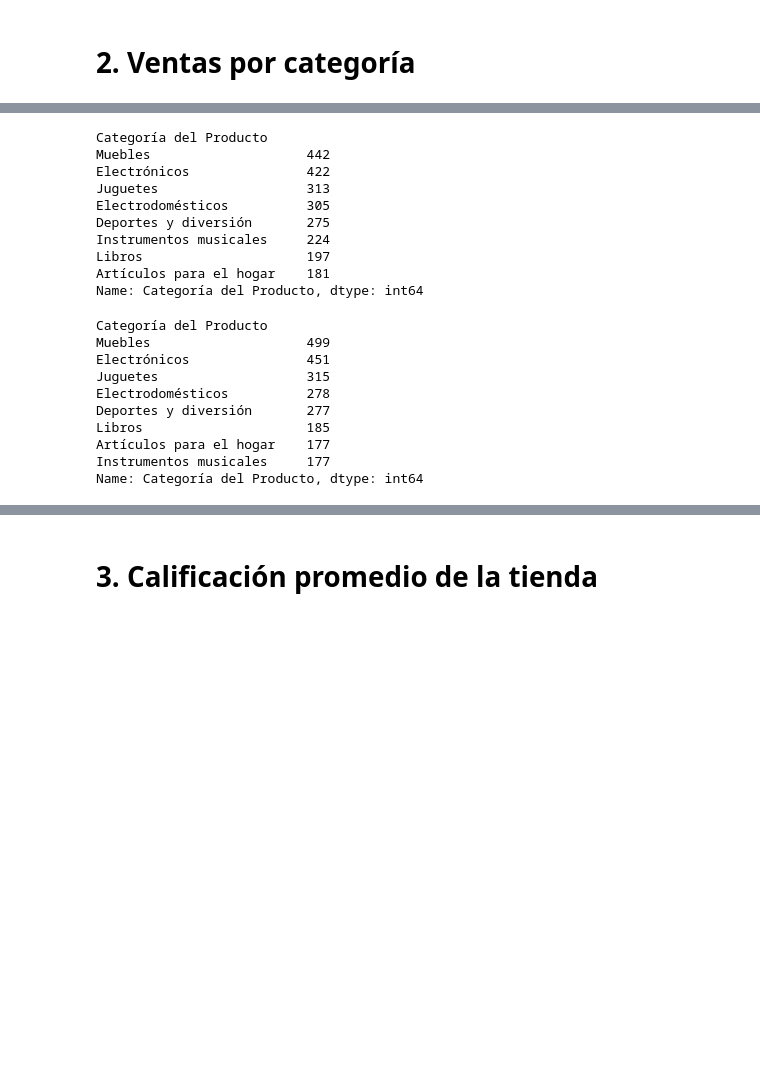
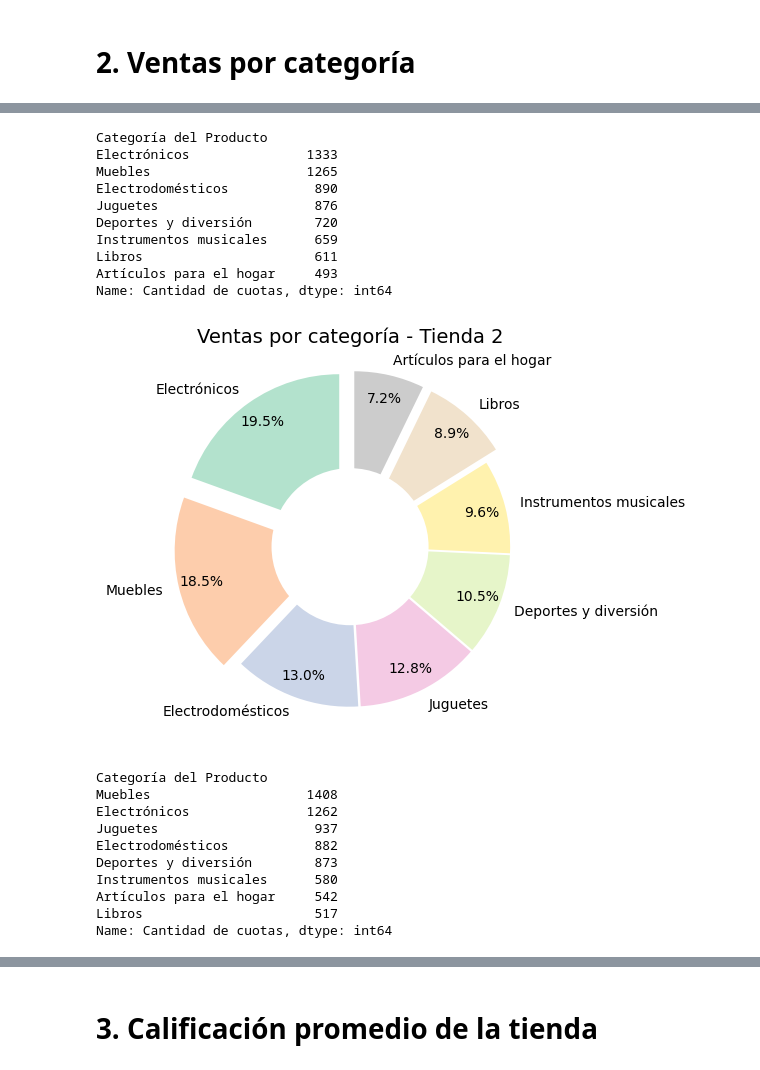
Before and after one commit to DaniGa-Mo/Challenge_Alura_Store, a Jupyter notebook: AluraStoreLatam_.ipynb, the cells around one changed output, grey strips where cells are left out. Cells and saved outputs as stored; diff of their text form; code cells hidden in the pictures; blank space fills up the shorter version.

```diff
--- a/AluraStoreLatam_.ipynb
+++ b/AluraStoreLatam_.ipynb
@@ -88,30 +140,69 @@ Name: Categoría del Producto, dtype: int64
 # %%
 # Agrupación de los productos por su categoría y posterior visualización de las más populares de la tienda 2.
-t2_categorias = tienda2.groupby('Categoría del Producto')['Categoría del Producto'].count().sort_values(ascending=False)
+t2_categorias = tienda2.groupby('Categoría del Producto')['Cantidad de cuotas'].sum().sort_values(ascending=False)
 print(t2_categorias)
 # %% [output]
 Categoría del Producto
-Muebles                    442
-Electrónicos               422
-Juguetes                   313
-Electrodomésticos          305
-Deportes y diversión       275
-Instrumentos musicales     224
-Libros                     197
-Artículos para el hogar    181
-Name: Categoría del Producto, dtype: int64
+Electrónicos               1333
+Muebles                    1265
+Electrodomésticos           890
+Juguetes                    876
+Deportes y diversión        720
+Instrumentos musicales      659
+Libros                      611
+Artículos para el hogar     493
+Name: Cantidad de cuotas, dtype: int64
+# %%
+# Gráfico ilusitrativo ventas por categoria Tienda 2.
+# Paleta de colores moderna.
+cmap = colormaps['Pastel2']
+colors = cmap(np.linspace(0, 1, len(t2_categorias)))
+
+# Identificar las 2 más y las 2 menos vendidas.
+top2 = t2_categorias.nlargest(2).index
+bottom2 = t2_categorias.nsmallest(2).index
+
+# Crear lista de "explode" para destacar top2 y bottom2.
+explode = [
+    0.12 if cat in top2 or cat in bottom2 else 0.02
+    for cat in t2_categorias.index
+]
+
+# Crear figura.
+plt.figure(figsize=(6, 6))
+wedges, texts, autotexts = plt.pie(
+    t2_categorias,
+    labels=t2_categorias.index,
+    autopct='%1.1f%%',
+    startangle=90,
+    pctdistance=0.85,
+    colors=colors,
+    explode=explode
+)
+
+# Crear círculo blanco central (efecto donut).
+centro = plt.Circle((0, 0), 0.50, fc='white')
+fig = plt.gcf()
+fig.gca().add_artist(centro)
+
+# Título y ajustes finales.
+plt.title('Ventas por categoría - Tienda 2', fontsize=14)
+plt.tight_layout()
+plt.show()
+# %% [output]
+[figure, added]
 # %%
 # Agrupación de los productos por su categoría y posterior visualización de las más populares de la tienda 3.
-t3_categorias = tienda3.groupby('Categoría del Producto')['Categoría del Producto'].count().sort_values(ascending=False)
+t3_categorias = tienda3.groupby('Categoría del Producto')['Cantidad de cuotas'].sum().sort_values(ascending=False)
 print(t3_categorias)
 # %% [output]
 Categoría del Producto
-Muebles                    499
-Electrónicos               451
-Juguetes                   315
-Electrodomésticos          278
-Deportes y diversión       277
-Libros                     185
-Artículos para el hogar    177
-Instrumentos musicales     177
-Name: Categoría del Producto, dtype: int64
+Muebles                    1408
+Electrónicos               1262
+Juguetes                    937
+Electrodomésticos           882
+Deportes y diversión        873
+Instrumentos musicales      580
+Artículos para el hogar     542
+Libros                      517
+Name: Cantidad de cuotas, dtype: int64
```
Also changed, not shown: parts of 18 cells of this notebook.
